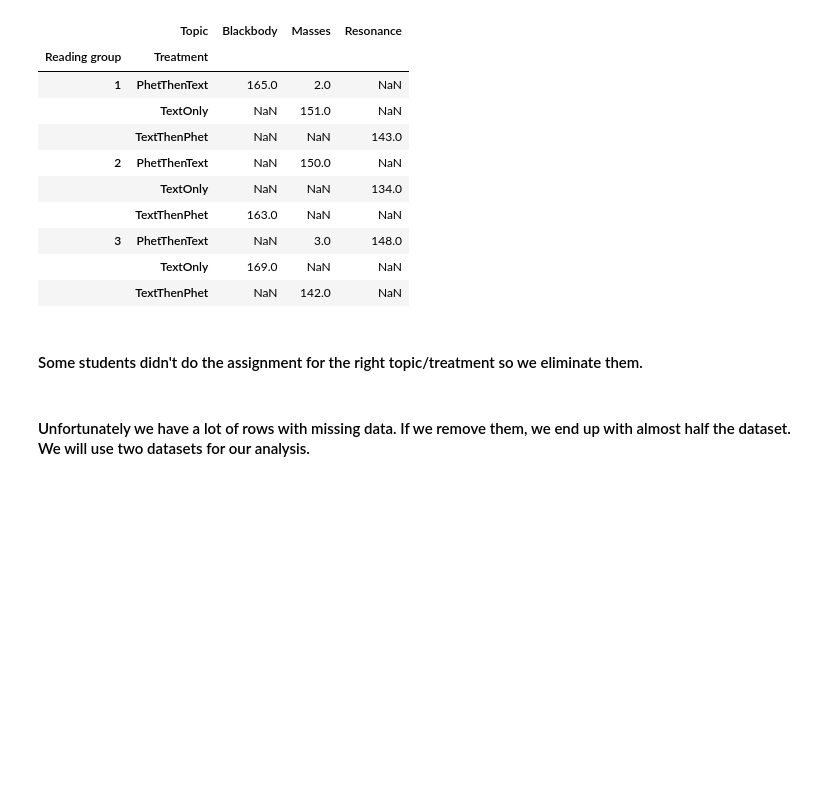
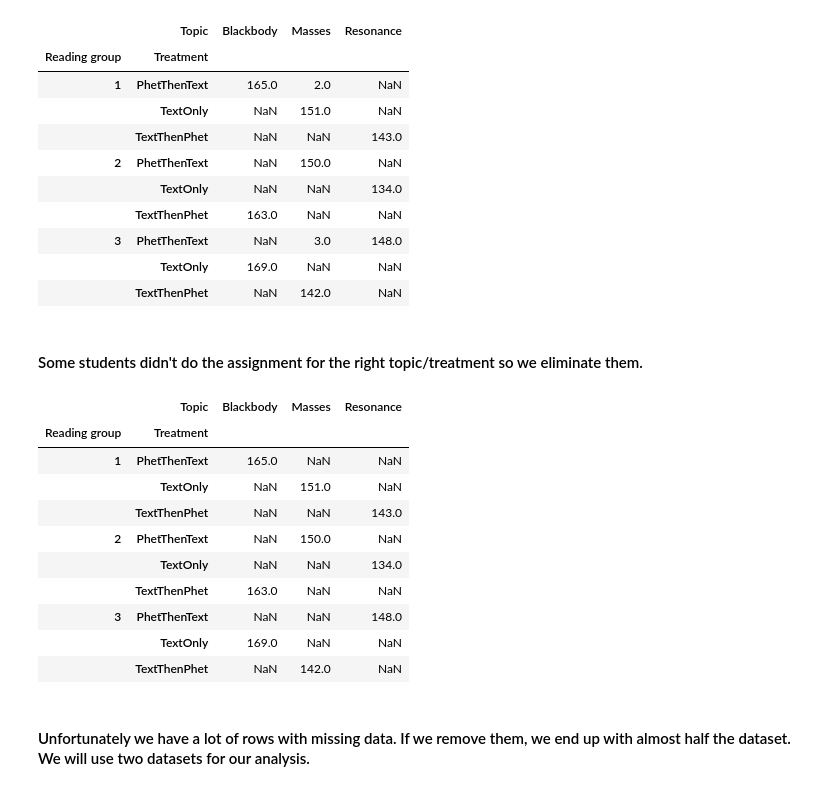
Before and after one commit to sperez8/Phet-log-analyzer, a Jupyter notebook: prereading/storyline_prereading.ipynb, the cells around one changed output. Saved outputs shown, nothing was run; the diff lists cells and outputs as text; code cells hidden in the pictures; blank space fills up the shorter version.

```diff
--- a/prereading/storyline_prereading.ipynb
+++ b/prereading/storyline_prereading.ipynb
@@ -175,6 +175,22 @@ table
 # %%
 df = df[(df['Reading group']!='3') | (df['Topic']!='Masses') | (df['Treatment']!='PhetThenText')]
 df = df[(df['Reading group']!='1') | (df['Topic']!='Masses') | (df['Treatment']!='PhetThenText')]
+df_copy = df.copy()
+df_copy['D'] = 1
+table = pd.pivot_table(df_copy, values='D', index=['Reading group', 'Treatment'],columns=['Topic'], aggfunc=np.sum)
+table
+# %% [output]
+|  | Topic | Blackbody | Masses | Resonance |
+| Reading group | Treatment |  |  |  |
+| 1 | PhetThenText | 165.0 | NaN | NaN |
+|  | TextOnly | NaN | 151.0 | NaN |
+|  | TextThenPhet | NaN | NaN | 143.0 |
+| 2 | PhetThenText | NaN | 150.0 | NaN |
+|  | TextOnly | NaN | NaN | 134.0 |
+|  | TextThenPhet | 163.0 | NaN | NaN |
+| 3 | PhetThenText | NaN | NaN | 148.0 |
+|  | TextOnly | 169.0 | NaN | NaN |
+|  | TextThenPhet | NaN | 142.0 | NaN |
 # %%
 #exporting data
 #df.to_csv(path_or_buf='C:\Users\\'+getpass.getuser()+'\Desktop\Data_per_student_per_treatment_03062016.csv', sep=',',na_rep="NA", header=True, index=False)
```
Also changed, not shown: parts of 19 cells of this notebook.
